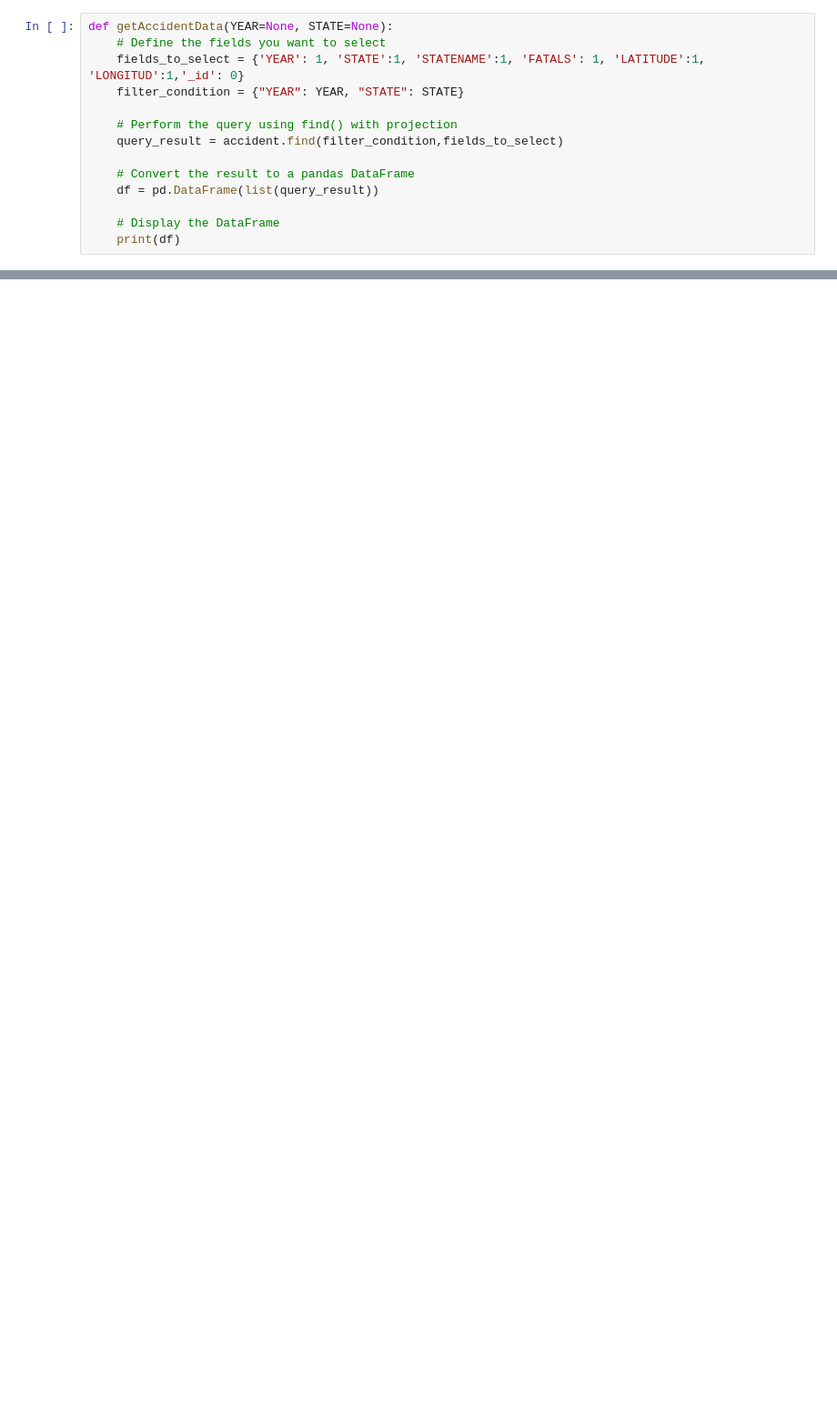
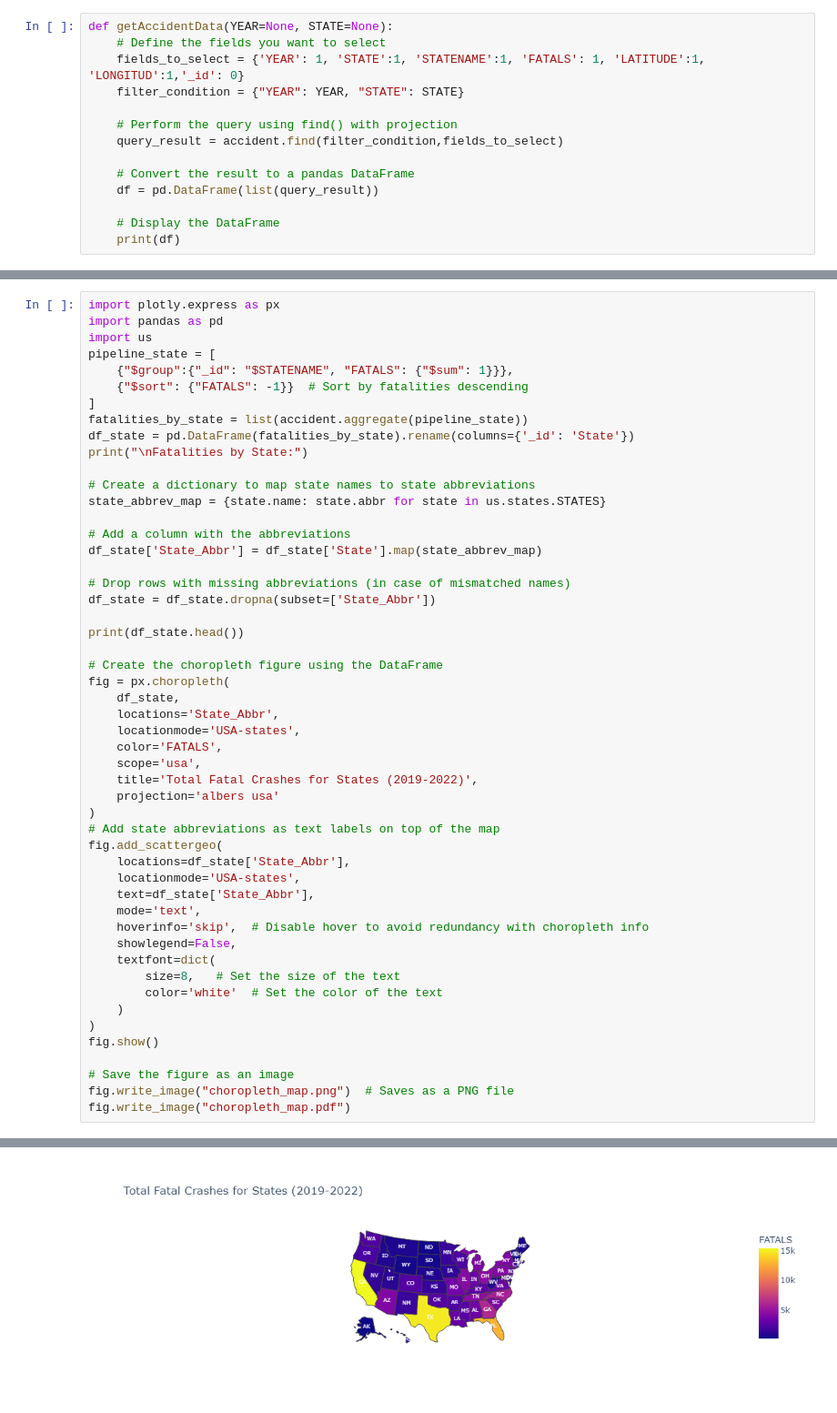
Before and after one commit to bbose2023/US_Accident_Analysis, a Jupyter notebook: accident.ipynb, the cells around one changed output, grey strips where cells are left out. Shown at 91% size. Cells and saved outputs as stored; diff of their text form; blank space fills up the shorter version.

Commit message:
Adding bubble chart & geomap files

```diff
--- a/accident.ipynb
+++ b/accident.ipynb
@@ -427,3 +430,55 @@ getAccidentData(2022,2)
 74      2    Alaska  2022  64.903381 -147.659656       1
 
 [75 rows x 6 columns]
+# %%
+import plotly.express as px
+import pandas as pd
+import us
+pipeline_state = [
+    {"$group":{"_id": "$STATENAME", "FATALS": {"$sum": 1}}},
+    {"$sort": {"FATALS": -1}}  # Sort by fatalities descending
+]
+fatalities_by_state = list(accident.aggregate(pipeline_state))
+df_state = pd.DataFrame(fatalities_by_state).rename(columns={'_id': 'State'})
+print("\nFatalities by State:")
+
+# Create a dictionary to map state names to state abbreviations
+state_abbrev_map = {state.name: state.abbr for state in us.states.STATES}
+
+# Add a column with the abbreviations
+df_state['State_Abbr'] = df_state['State'].map(state_abbrev_map)
+
+# Drop rows with missing abbreviations (in case of mismatched names)
+df_state = df_state.dropna(subset=['State_Abbr'])
+
+print(df_state.head())
+
+# Create the choropleth figure using the DataFrame
+fig = px.choropleth(
+    df_state,
+    locations='State_Abbr',
+    locationmode='USA-states',
+    color='FATALS',
+    scope='usa',
+    title='Total Fatal Crashes for States (2019-2022)',
+    projection='albers usa'
+)
+# Add state abbreviations as text labels on top of the map
+fig.add_scattergeo(
+    locations=df_state['State_Abbr'],
+    locationmode='USA-states',
+    text=df_state['State_Abbr'],
+    mode='text',
+    hoverinfo='skip',  # Disable hover to avoid redundancy with choropleth info
+    showlegend=False,
+    textfont=dict(
+        size=8,   # Set the size of the text
+        color='white'  # Set the color of the text
+    )
+)
+fig.show()
+
+# Save the figure as an image
+fig.write_image("choropleth_map.png")  # Saves as a PNG file
+fig.write_image("choropleth_map.pdf")
+# %% [output]
@@ -429,0 +492 @@ getAccidentData(2022,2)
+[figure, added]
```
Also changed, not shown: parts of 9 cells of this notebook, 11 other files.
